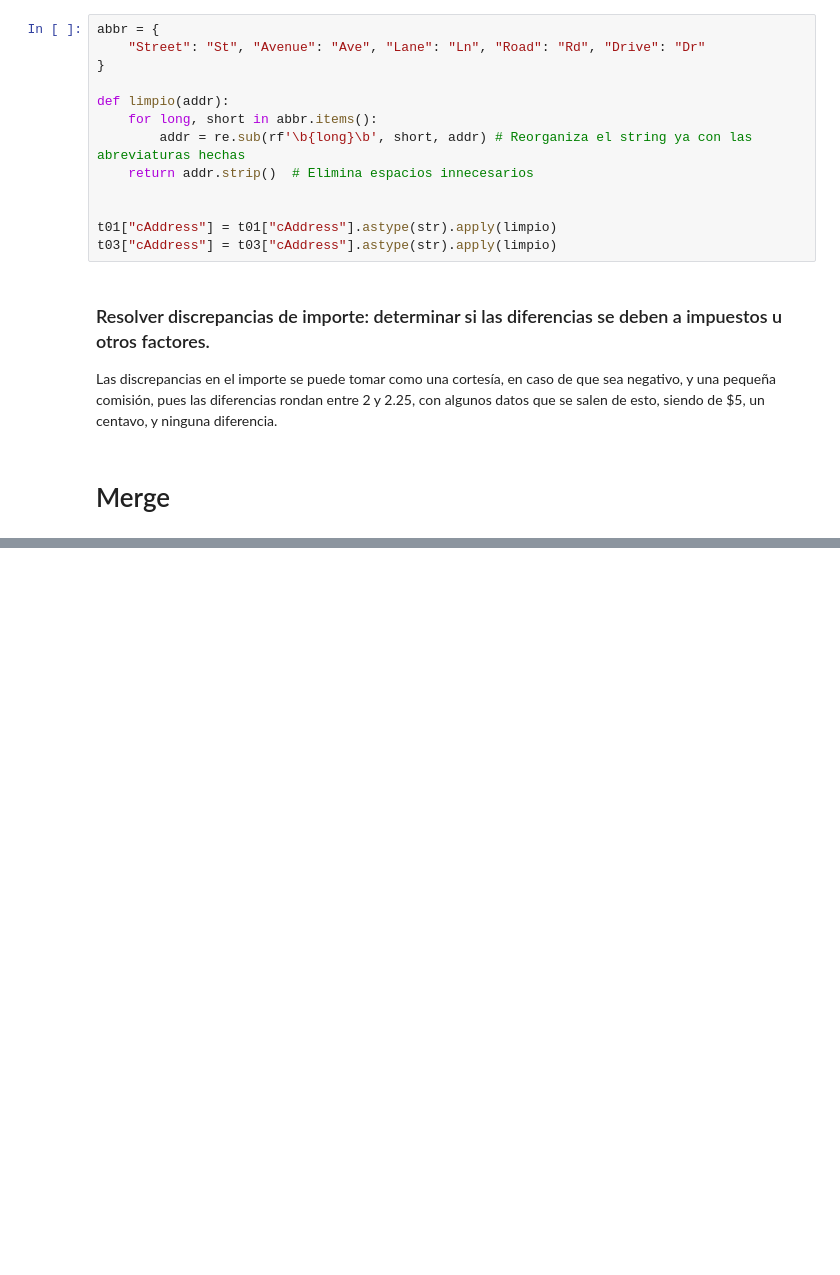
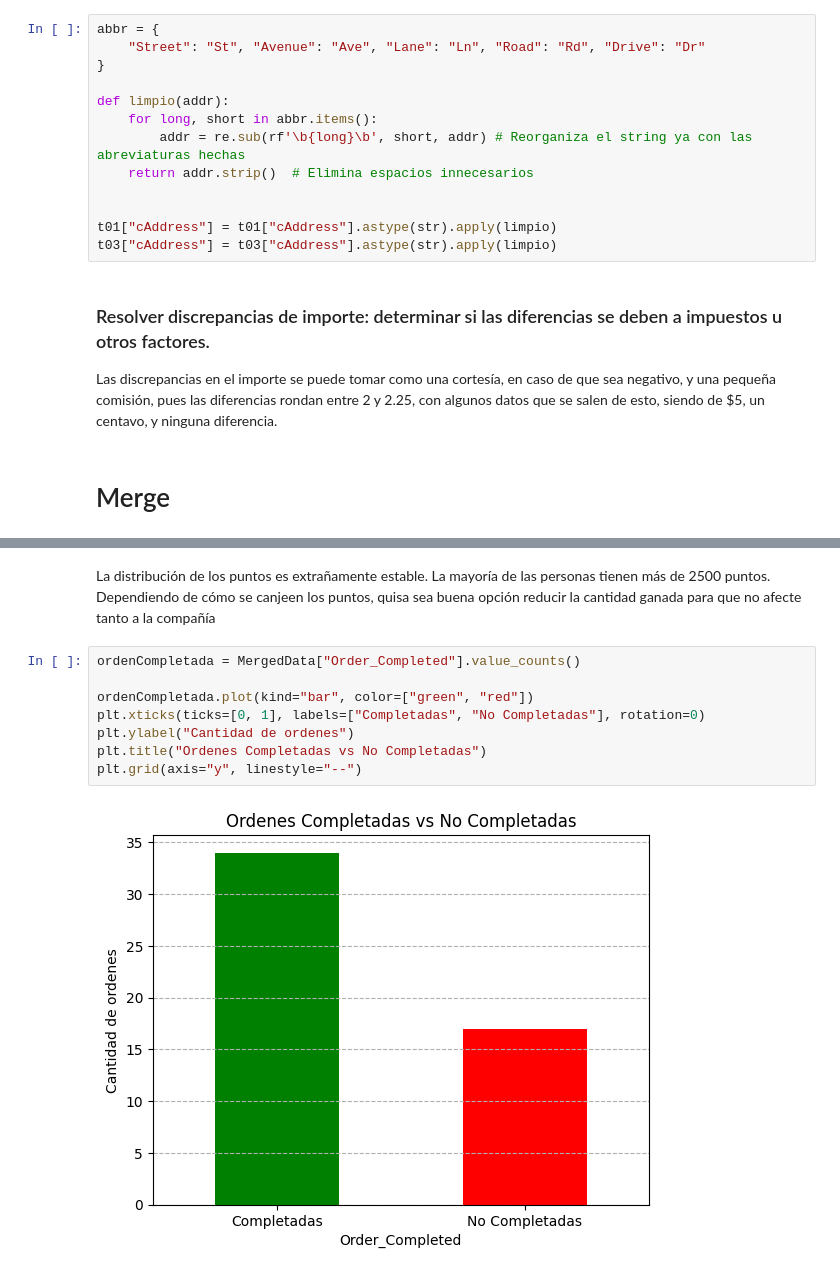
Before and after one commit to SLC-ITESO/MineriaDatos, a Jupyter notebook: Acts/Integracion_Datos/Integracion.ipynb, the cells around one changed output, grey strips where cells are left out. Saved outputs shown, nothing was run; the diff lists cells and outputs as text; blank space fills up the shorter version.

```diff
--- a/Acts/Integracion_Datos/Integracion.ipynb
+++ b/Acts/Integracion_Datos/Integracion.ipynb
@@ -191,0 +227,12 @@ MergedData.to_csv("MergedData.csv")
+# %% [markdown]
+La distribución de los puntos es extrañamente estable. La mayoría de las personas tienen más de 2500 puntos. Dependiendo de cómo se canjeen los puntos, quisa sea buena opción reducir la cantidad ganada para que no afecte tanto a la compañía
+# %%
+ordenCompletada = MergedData["Order_Completed"].value_counts()
+
+ordenCompletada.plot(kind="bar", color=["green", "red"])
+plt.xticks(ticks=[0, 1], labels=["Completadas", "No Completadas"], rotation=0)
+plt.ylabel("Cantidad de ordenes")
+plt.title("Ordenes Completadas vs No Completadas")
+plt.grid(axis="y", linestyle="--")
+# %% [output]
+[figure, added]
```
Also changed, not shown: parts of 11 cells of this notebook.
